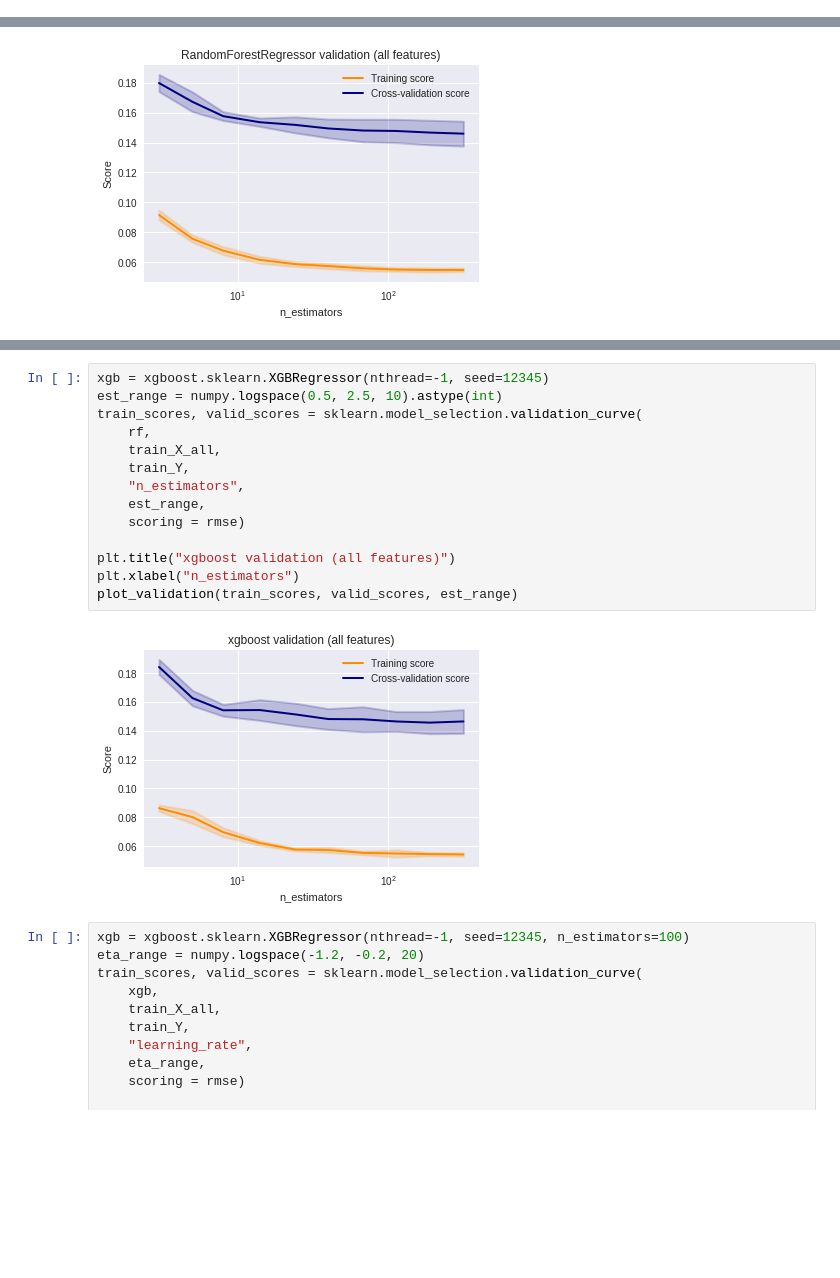
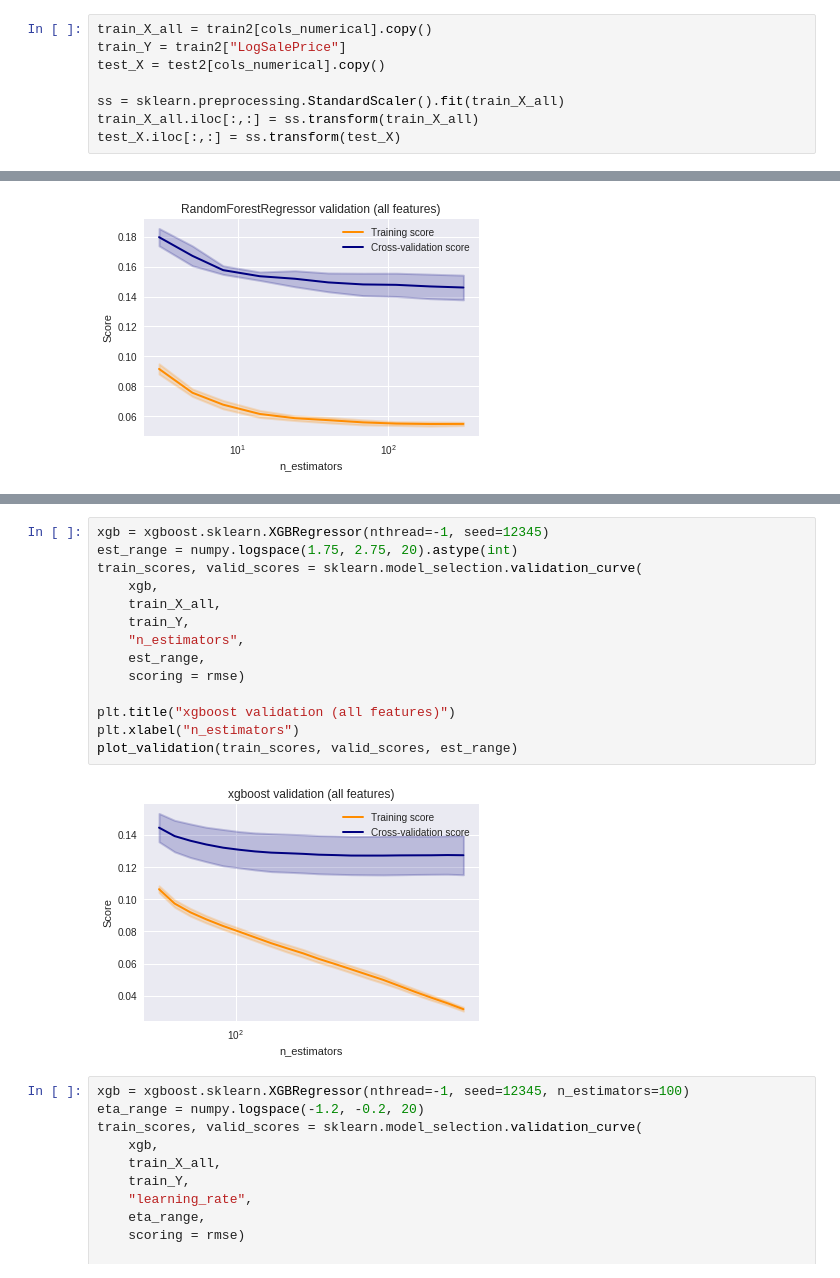
Before and after one commit to Hodapp87/kaggle-house-prices, a Jupyter notebook: Scratch for House Prices competition on Kaggle.ipynb, the cells around one changed output, grey strips where cells are left out. Saved outputs shown, nothing was run; the diff lists cells and outputs as text; blank space fills up the shorter version.

```diff
--- a/Scratch for House Prices competition on Kaggle.ipynb
+++ b/Scratch for House Prices competition on Kaggle.ipynb
@@ -488,3 +487,11 @@ train_Y = train2["LogSalePrice"]
+# %%
+train_X_all = train2[cols_numerical].copy()
+train_Y = train2["LogSalePrice"]
+test_X = test2[cols_numerical].copy()
+
+ss = sklearn.preprocessing.StandardScaler().fit(train_X_all)
+train_X_all.iloc[:,:] = ss.transform(train_X_all)
+test_X.iloc[:,:] = ss.transform(test_X)
 # %% [markdown]
 ## RandomForestRegressor to find feature importances
 - The below passes `train_X_all` to RandomForestRegressor mainly to get feature importances as a side effect via `feature_importances_`.
@@ -636,19 +697,19 @@ plot_validation(train_scores, valid_scores, depth_range)
 # %%
 xgb = xgboost.sklearn.XGBRegressor(nthread=-1, seed=12345)
-est_range = numpy.logspace(0.5, 2.5, 10).astype(int)
+est_range = numpy.logspace(1.75, 2.75, 20).astype(int)
 train_scores, valid_scores = sklearn.model_selection.validation_curve(
-    rf,
+    xgb,
     train_X_all,
     train_Y,
     "n_estimators",
     est_range,
     scoring = rmse)
 
 plt.title("xgboost validation (all features)")
 plt.xlabel("n_estimators")
 plot_validation(train_scores, valid_scores, est_range)
 # %% [output]
-[figure, old version]
+[figure, new version]
 # %%
 xgb = xgboost.sklearn.XGBRegressor(nthread=-1, seed=12345, n_estimators=100)
 eta_range = numpy.logspace(-1.2, -0.2, 20)
```
Also changed, not shown: parts of 20 cells of this notebook.
